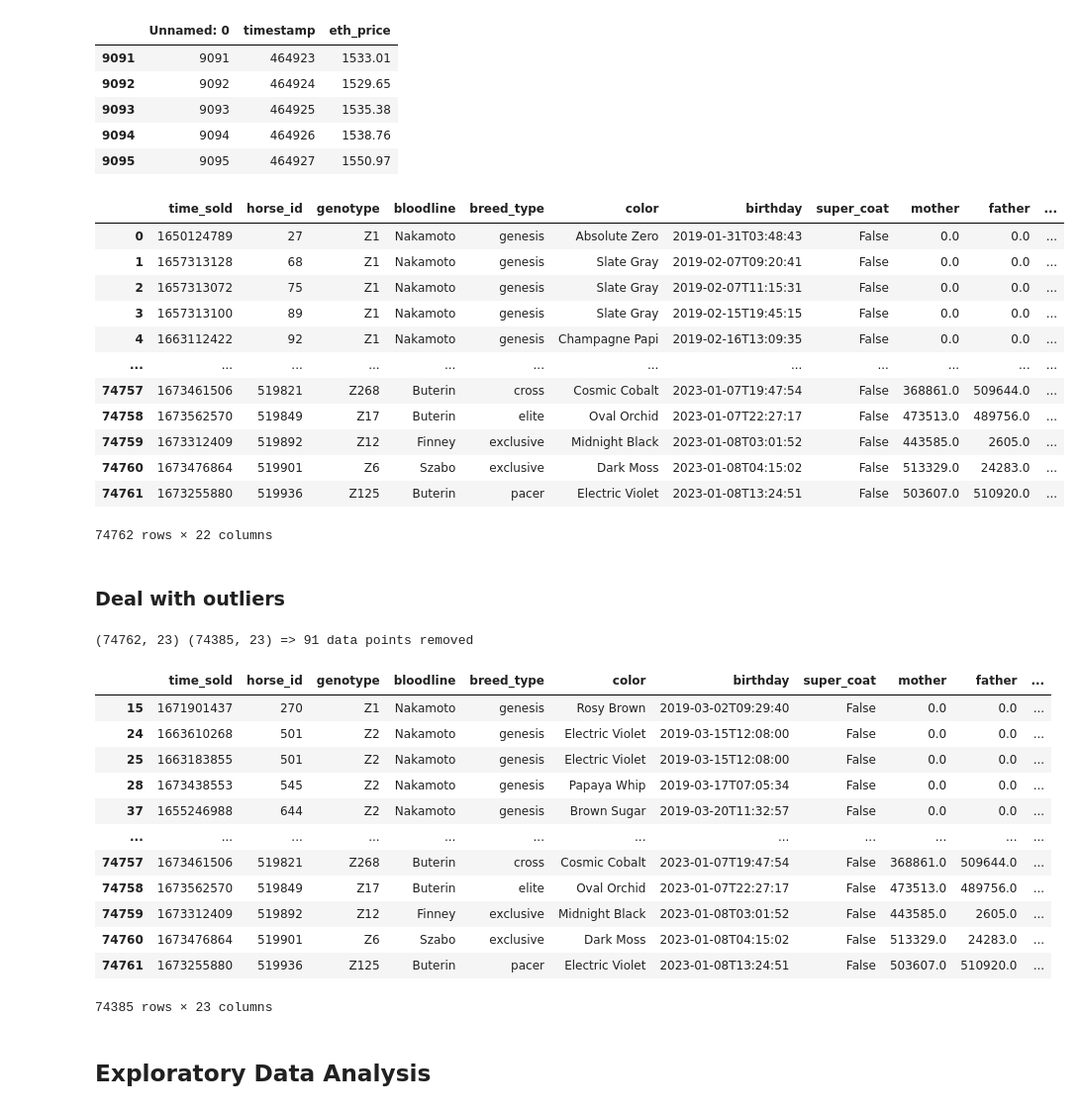
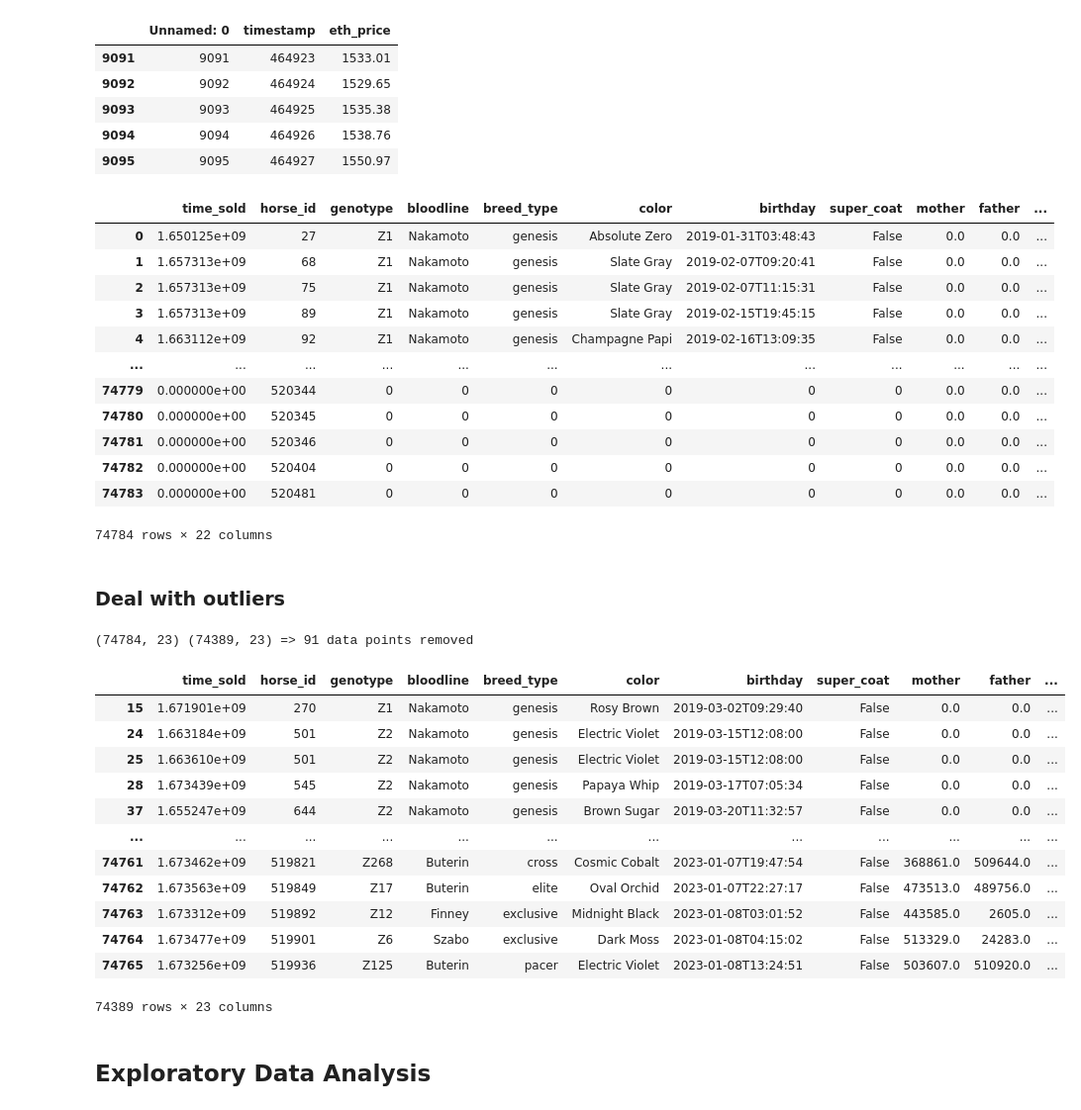
Before and after one commit to ThoroughZed-Analytics/Thoroughzed, a Jupyter notebook: app/data_cleaning.ipynb, the cells around one changed output. Shown at 99% size. Saved outputs shown, nothing was run; the diff lists cells and outputs as text; code cells hidden in the pictures.

```diff
--- a/app/data_cleaning.ipynb
+++ b/app/data_cleaning.ipynb
@@ -19,7 +19,7 @@ def clean_sales_data():
 # %% [markdown]
 ## Olivers merging code
 # %%
-filenames = ['sales_and_stats_dennis_pt_1_8k .csv','sales_and_stats_harper.csv', 'sales_and_stats_jason.csv']
+filenames = ['sales_and_stats_dennis_pt2.csv','sales_and_stats_dennis_pt_1_8k .csv','sales_and_stats_harper.csv', 'sales_and_stats_jason.csv']
 
 meta_data_races = pd.read_csv("../sales_and_stats_oliver.csv")
 
@@ -27,6 +27,7 @@ for file in filenames:
     new_df = pd.read_csv(f'../{file}')
     meta_data_races = pd.concat([meta_data_races,new_df], axis = 0)
 
+print(meta_data_races.shape)
 meta_data_attributes = pd.read_csv("../data/master_data/backup_meta_db.csv")
 
 # print(f"columns of meta_data_races = \n {meta_data_races.columns}")
@@ -76,28 +78,29 @@ eth_prices.tail()
 # %%
 eth_merge = pd.merge(meta_sales, eth_prices, left_on='timestamp', right_on='timestamp', how='left')
 eth_merge['converted_price'] = eth_merge['price'] * eth_merge['eth_price']
 clean_market_data = eth_merge.drop(columns=['Unnamed: 0', 'price', 'timestamp','eth_price'])
 
 
 def to_day(unix_time):
     return datetime.date.fromtimestamp(unix_time)
 
 clean_market_data['day_sold'] = clean_market_data['time_sold'].apply(to_day)
+clean_market_data.to_csv('mega_master_db.csv')
 clean_market_data
 # %% [output]
 |  | time_sold | horse_id | genotype | bloodline | breed_type | color | birthday | super_coat | mother | father | ... |
-| 0 | 1650124789 | 27 | Z1 | Nakamoto | genesis | Absolute Zero | 2019-01-31T03:48:43 | False | 0.0 | 0.0 | ... |
-| 1 | 1657313128 | 68 | Z1 | Nakamoto | genesis | Slate Gray | 2019-02-07T09:20:41 | False | 0.0 | 0.0 | ... |
-| 2 | 1657313072 | 75 | Z1 | Nakamoto | genesis | Slate Gray | 2019-02-07T11:15:31 | False | 0.0 | 0.0 | ... |
-| 3 | 1657313100 | 89 | Z1 | Nakamoto | genesis | Slate Gray | 2019-02-15T19:45:15 | False | 0.0 | 0.0 | ... |
-| 4 | 1663112422 | 92 | Z1 | Nakamoto | genesis | Champagne Papi | 2019-02-16T13:09:35 | False | 0.0 | 0.0 | ... |
+| 0 | 1.650125e+09 | 27 | Z1 | Nakamoto | genesis | Absolute Zero | 2019-01-31T03:48:43 | False | 0.0 | 0.0 | ... |
+| 1 | 1.657313e+09 | 68 | Z1 | Nakamoto | genesis | Slate Gray | 2019-02-07T09:20:41 | False | 0.0 | 0.0 | ... |
+| 2 | 1.657313e+09 | 75 | Z1 | Nakamoto | genesis | Slate Gray | 2019-02-07T11:15:31 | False | 0.0 | 0.0 | ... |
+| 3 | 1.657313e+09 | 89 | Z1 | Nakamoto | genesis | Slate Gray | 2019-02-15T19:45:15 | False | 0.0 | 0.0 | ... |
+| 4 | 1.663112e+09 | 92 | Z1 | Nakamoto | genesis | Champagne Papi | 2019-02-16T13:09:35 | False | 0.0 | 0.0 | ... |
 | ... | ... | ... | ... | ... | ... | ... | ... | ... | ... | ... | ... |
-| 74757 | 1673461506 | 519821 | Z268 | Buterin | cross | Cosmic Cobalt | 2023-01-07T19:47:54 | False | 368861.0 | 509644.0 | ... |
-| 74758 | 1673562570 | 519849 | Z17 | Buterin | elite | Oval Orchid | 2023-01-07T22:27:17 | False | 473513.0 | 489756.0 | ... |
-| 74759 | 1673312409 | 519892 | Z12 | Finney | exclusive | Midnight Black | 2023-01-08T03:01:52 | False | 443585.0 | 2605.0 | ... |
-| 74760 | 1673476864 | 519901 | Z6 | Szabo | exclusive | Dark Moss | 2023-01-08T04:15:02 | False | 513329.0 | 24283.0 | ... |
-| 74761 | 1673255880 | 519936 | Z125 | Buterin | pacer | Electric Violet | 2023-01-08T13:24:51 | False | 503607.0 | 510920.0 | ... |
+| 74779 | 0.000000e+00 | 520344 | 0 | 0 | 0 | 0 | 0 | 0 | 0.0 | 0.0 | ... |
+| 74780 | 0.000000e+00 | 520345 | 0 | 0 | 0 | 0 | 0 | 0 | 0.0 | 0.0 | ... |
+| 74781 | 0.000000e+00 | 520346 | 0 | 0 | 0 | 0 | 0 | 0 | 0.0 | 0.0 | ... |
+| 74782 | 0.000000e+00 | 520404 | 0 | 0 | 0 | 0 | 0 | 0 | 0.0 | 0.0 | ... |
+| 74783 | 0.000000e+00 | 520481 | 0 | 0 | 0 | 0 | 0 | 0 | 0.0 | 0.0 | ... |
-74762 rows × 22 columns
+74784 rows × 22 columns
 # %% [markdown]
 ### Deal with outliers
 # %%
@@ -108,23 +111,23 @@ clean_market_data
 market_data_no_outliers = clean_market_data[clean_market_data['z_score'] < 3]
 print(clean_market_data.shape, market_data_no_outliers.shape, f'=> {74911 - 74820} data points removed')
 # %% [output]
-(74762, 23) (74385, 23) => 91 data points removed
+(74784, 23) (74389, 23) => 91 data points removed
 # %%
 market_data_no_outliers
 # %% [output]
 |  | time_sold | horse_id | genotype | bloodline | breed_type | color | birthday | super_coat | mother | father | ... |
-| 15 | 1671901437 | 270 | Z1 | Nakamoto | genesis | Rosy Brown | 2019-03-02T09:29:40 | False | 0.0 | 0.0 | ... |
-| 24 | 1663610268 | 501 | Z2 | Nakamoto | genesis | Electric Violet | 2019-03-15T12:08:00 | False | 0.0 | 0.0 | ... |
-| 25 | 1663183855 | 501 | Z2 | Nakamoto | genesis | Electric Violet | 2019-03-15T12:08:00 | False | 0.0 | 0.0 | ... |
-| 28 | 1673438553 | 545 | Z2 | Nakamoto | genesis | Papaya Whip | 2019-03-17T07:05:34 | False | 0.0 | 0.0 | ... |
-| 37 | 1655246988 | 644 | Z2 | Nakamoto | genesis | Brown Sugar | 2019-03-20T11:32:57 | False | 0.0 | 0.0 | ... |
+| 15 | 1.671901e+09 | 270 | Z1 | Nakamoto | genesis | Rosy Brown | 2019-03-02T09:29:40 | False | 0.0 | 0.0 | ... |
+| 24 | 1.663184e+09 | 501 | Z2 | Nakamoto | genesis | Electric Violet | 2019-03-15T12:08:00 | False | 0.0 | 0.0 | ... |
+| 25 | 1.663610e+09 | 501 | Z2 | Nakamoto | genesis | Electric Violet | 2019-03-15T12:08:00 | False | 0.0 | 0.0 | ... |
+| 28 | 1.673439e+09 | 545 | Z2 | Nakamoto | genesis | Papaya Whip | 2019-03-17T07:05:34 | False | 0.0 | 0.0 | ... |
+| 37 | 1.655247e+09 | 644 | Z2 | Nakamoto | genesis | Brown Sugar | 2019-03-20T11:32:57 | False | 0.0 | 0.0 | ... |
 | ... | ... | ... | ... | ... | ... | ... | ... | ... | ... | ... | ... |
-| 74757 | 1673461506 | 519821 | Z268 | Buterin | cross | Cosmic Cobalt | 2023-01-07T19:47:54 | False | 368861.0 | 509644.0 | ... |
-| 74758 | 1673562570 | 519849 | Z17 | Buterin | elite | Oval Orchid | 2023-01-07T22:27:17 | False | 473513.0 | 489756.0 | ... |
-| 74759 | 1673312409 | 519892 | Z12 | Finney | exclusive | Midnight Black | 2023-01-08T03:01:52 | False | 443585.0 | 2605.0 | ... |
-| 74760 | 1673476864 | 519901 | Z6 | Szabo | exclusive | Dark Moss | 2023-01-08T04:15:02 | False | 513329.0 | 24283.0 | ... |
-| 74761 | 1673255880 | 519936 | Z125 | Buterin | pacer | Electric Violet | 2023-01-08T13:24:51 | False | 503607.0 | 510920.0 | ... |
+| 74761 | 1.673462e+09 | 519821 | Z268 | Buterin | cross | Cosmic Cobalt | 2023-01-07T19:47:54 | False | 368861.0 | 509644.0 | ... |
+| 74762 | 1.673563e+09 | 519849 | Z17 | Buterin | elite | Oval Orchid | 2023-01-07T22:27:17 | False | 473513.0 | 489756.0 | ... |
+| 74763 | 1.673312e+09 | 519892 | Z12 | Finney | exclusive | Midnight Black | 2023-01-08T03:01:52 | False | 443585.0 | 2605.0 | ... |
+| 74764 | 1.673477e+09 | 519901 | Z6 | Szabo | exclusive | Dark Moss | 2023-01-08T04:15:02 | False | 513329.0 | 24283.0 | ... |
+| 74765 | 1.673256e+09 | 519936 | Z125 | Buterin | pacer | Electric Violet | 2023-01-08T13:24:51 | False | 503607.0 | 510920.0 | ... |
-74385 rows × 23 columns
+74389 rows × 23 columns
 # %% [markdown]
 ## Exploratory Data Analysis
 # %% [markdown]
```
Also changed, not shown: parts of 14 cells of this notebook.
